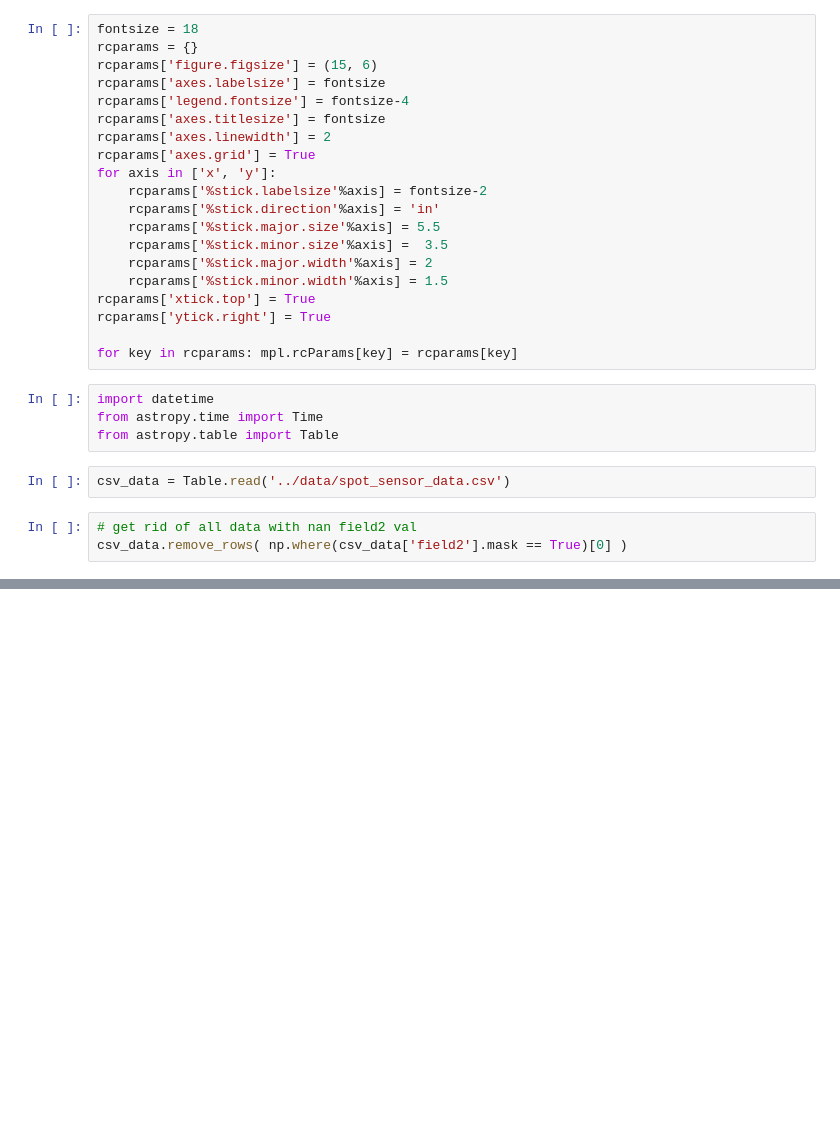
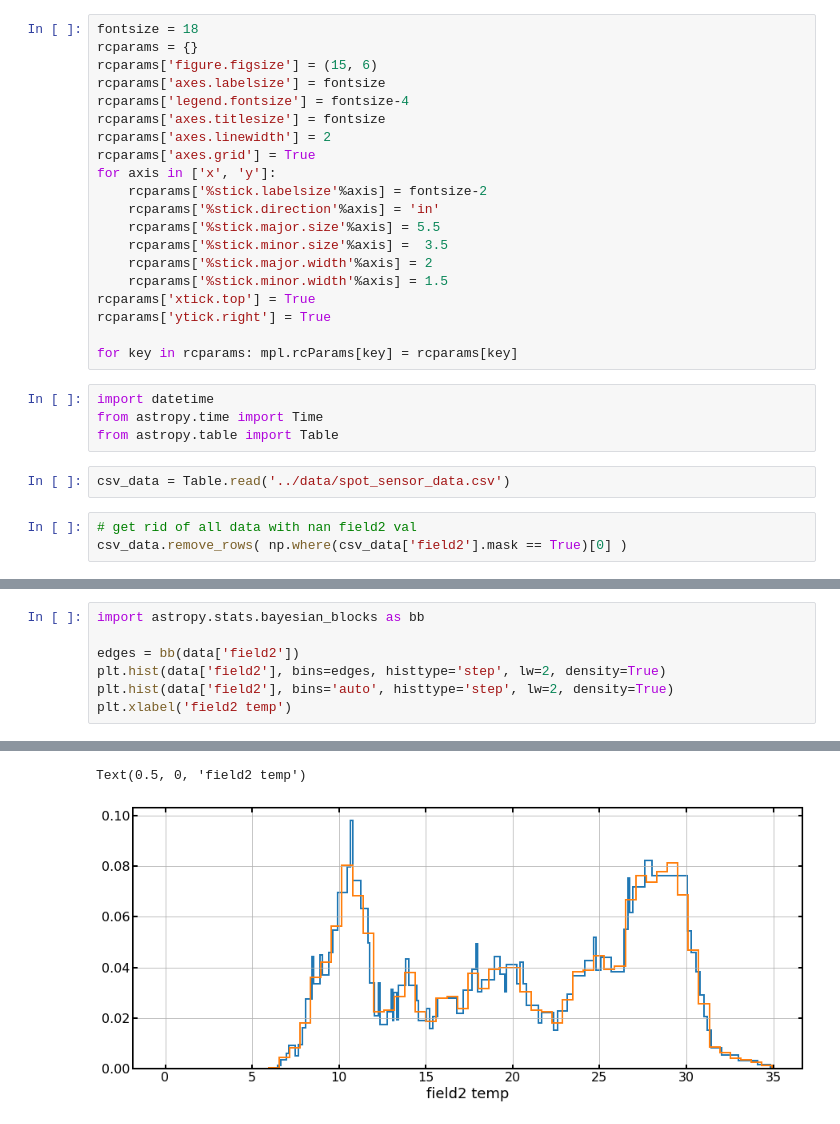
Before and after one commit to equant/spot, a Jupyter notebook: notebooks/data_exploration.ipynb, the cells around one changed output, grey strips where cells are left out. Cells and saved outputs as stored; diff of their text form; blank space fills up the shorter version.

```diff
--- a/notebooks/data_exploration.ipynb
+++ b/notebooks/data_exploration.ipynb
@@ -154,0 +163,8 @@ Text(0, 0.5, 'temp (C)')
+# %%
+import astropy.stats.bayesian_blocks as bb
+
+edges = bb(data['field2'])
+plt.hist(data['field2'], bins=edges, histtype='step', lw=2, density=True)
+plt.hist(data['field2'], bins='auto', histtype='step', lw=2, density=True)
+plt.xlabel('field2 temp')
+# %% [output]
@@ -154,0 +172,2 @@ Text(0, 0.5, 'temp (C)')
+Text(0.5, 0, 'field2 temp')
+[figure, added]
```
Also changed, not shown: parts of 21 cells of this notebook.
